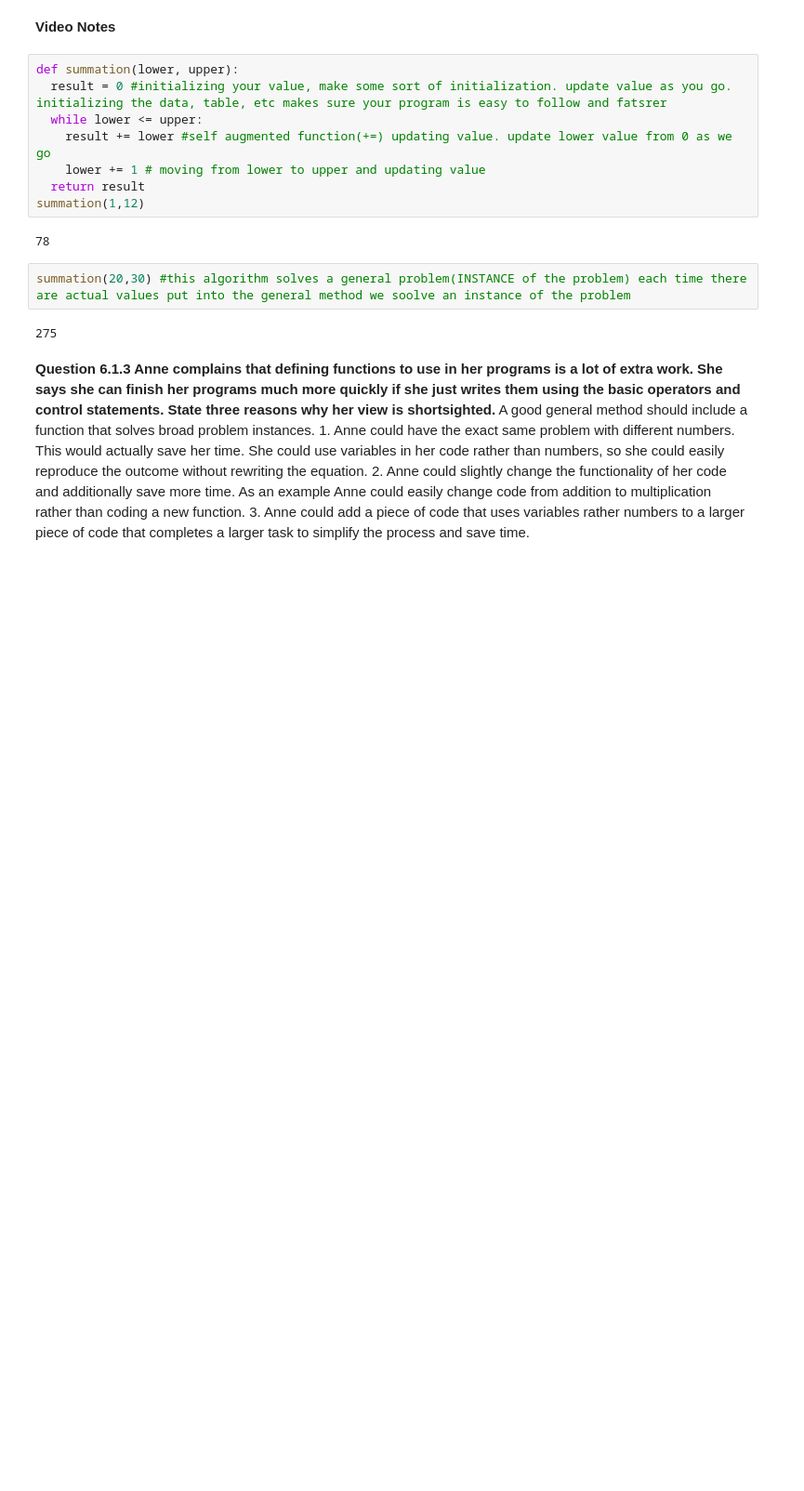
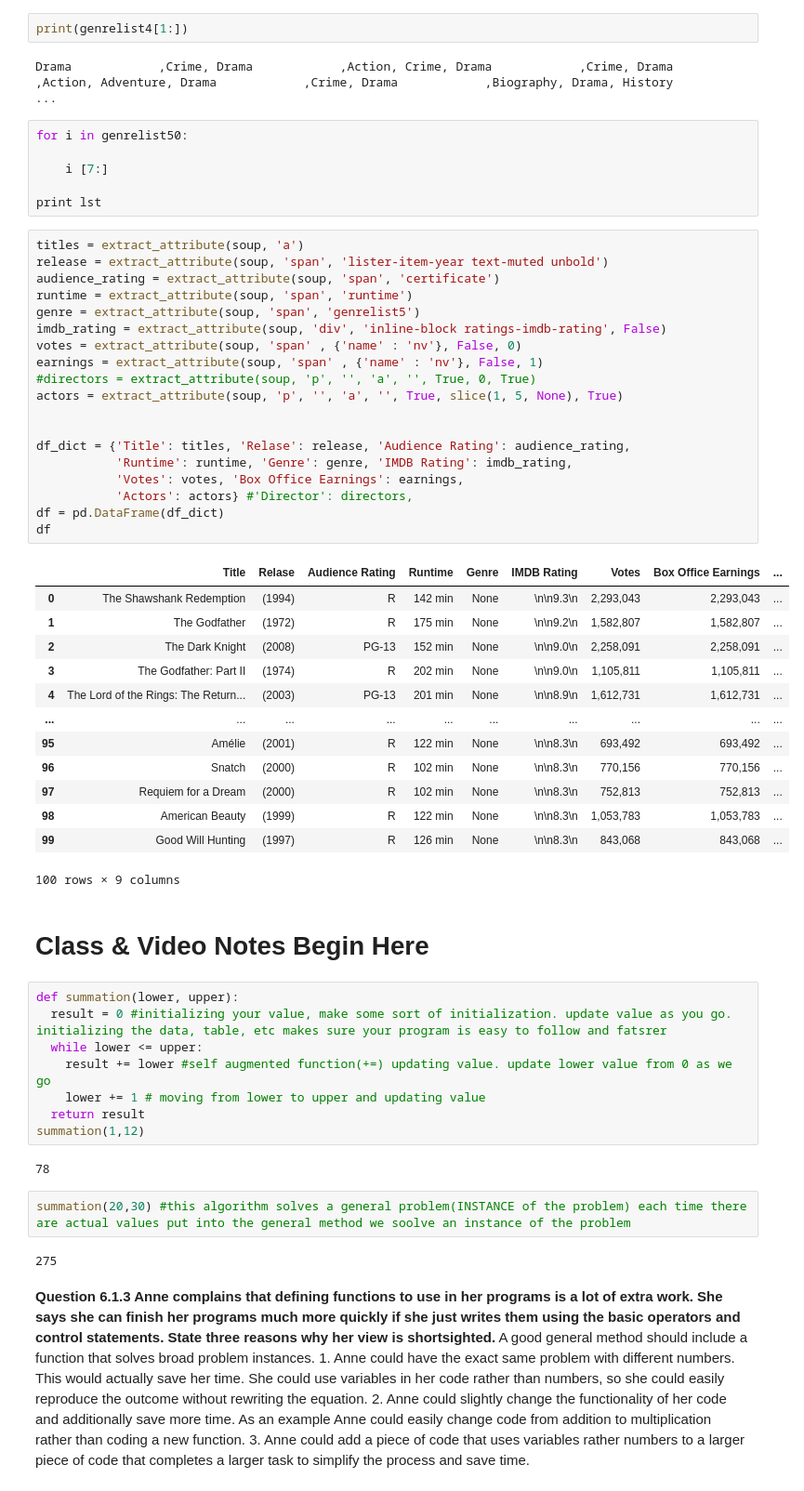
Before and after one commit to maxwellrandolph/ISTM631---Professor-Arash, a Jupyter notebook: Week_6_ISTM631.ipynb, the cells around one changed output. Shown: that part at 93% size. Saved outputs shown, nothing was run; the diff lists cells and outputs as text; blank space fills up the shorter version.

```diff
--- a/Week_6_ISTM631.ipynb
+++ b/Week_6_ISTM631.ipynb
@@ -3,5 +422,48 @@
+# %%
+print(genrelist4[1:])
+# %% [output]
+Drama            ,Crime, Drama            ,Action, Crime, Drama            ,Crime, Drama            ,Action, Adventure, Drama            ,Crime, Drama            ,Biography, Drama, History             ...
+# %%
+for i in genrelist50:
+
+    i [7:]
+
+print lst
+# %%
+titles = extract_attribute(soup, 'a')
+release = extract_attribute(soup, 'span', 'lister-item-year text-muted unbold')
+audience_rating = extract_attribute(soup, 'span', 'certificate')
+runtime = extract_attribute(soup, 'span', 'runtime')
+genre = extract_attribute(soup, 'span', 'genrelist5')
+imdb_rating = extract_attribute(soup, 'div', 'inline-block ratings-imdb-rating', False)
+votes = extract_attribute(soup, 'span' , {'name' : 'nv'}, False, 0)
+earnings = extract_attribute(soup, 'span' , {'name' : 'nv'}, False, 1)
+#directors = extract_attribute(soup, 'p', '', 'a', '', True, 0, True)
+actors = extract_attribute(soup, 'p', '', 'a', '', True, slice(1, 5, None), True)
+
+
+df_dict = {'Title': titles, 'Relase': release, 'Audience Rating': audience_rating,
+           'Runtime': runtime, 'Genre': genre, 'IMDB Rating': imdb_rating,
+           'Votes': votes, 'Box Office Earnings': earnings,
+           'Actors': actors} #'Director': directors,
+df = pd.DataFrame(df_dict)
+df
+# %% [output]
+|  | Title | Relase | Audience Rating | Runtime | Genre | IMDB Rating | Votes | Box Office Earnings | ... |
+| 0 | The Shawshank Redemption | (1994) | R | 142 min | None | \n\n9.3\n | 2,293,043 | 2,293,043 | ... |
+| 1 | The Godfather | (1972) | R | 175 min | None | \n\n9.2\n | 1,582,807 | 1,582,807 | ... |
+| 2 | The Dark Knight | (2008) | PG-13 | 152 min | None | \n\n9.0\n | 2,258,091 | 2,258,091 | ... |
+| 3 | The Godfather: Part II | (1974) | R | 202 min | None | \n\n9.0\n | 1,105,811 | 1,105,811 | ... |
+| 4 | The Lord of the Rings: The Return... | (2003) | PG-13 | 201 min | None | \n\n8.9\n | 1,612,731 | 1,612,731 | ... |
+| ... | ... | ... | ... | ... | ... | ... | ... | ... | ... |
+| 95 | Amélie | (2001) | R | 122 min | None | \n\n8.3\n | 693,492 | 693,492 | ... |
+| 96 | Snatch | (2000) | R | 102 min | None | \n\n8.3\n | 770,156 | 770,156 | ... |
+| 97 | Requiem for a Dream | (2000) | R | 102 min | None | \n\n8.3\n | 752,813 | 752,813 | ... |
+| 98 | American Beauty | (1999) | R | 122 min | None | \n\n8.3\n | 1,053,783 | 1,053,783 | ... |
+| 99 | Good Will Hunting | (1997) | R | 126 min | None | \n\n8.3\n | 843,068 | 843,068 | ... |
+100 rows × 9 columns
 # %% [markdown]
-**Video Notes**
+# **Class & Video Notes Begin Here**
 # %%
 def summation(lower, upper):
   result = 0 #initializing your value, make some sort of initialization. update value as you go. initializing the data, table, etc makes sure your program is easy to follow and fatsrer
```
Also changed, not shown: parts of 42 cells of this notebook.
